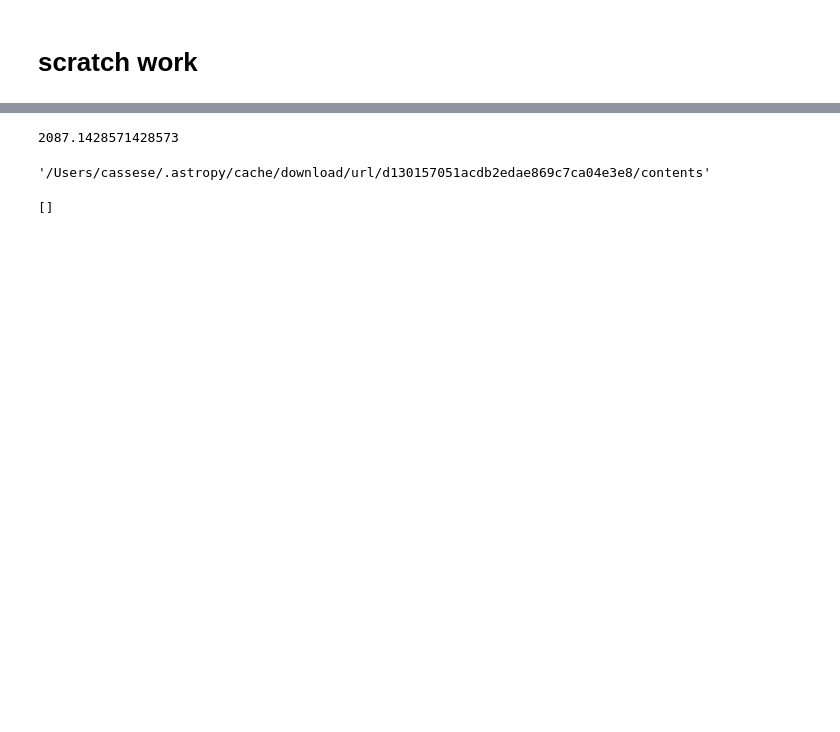
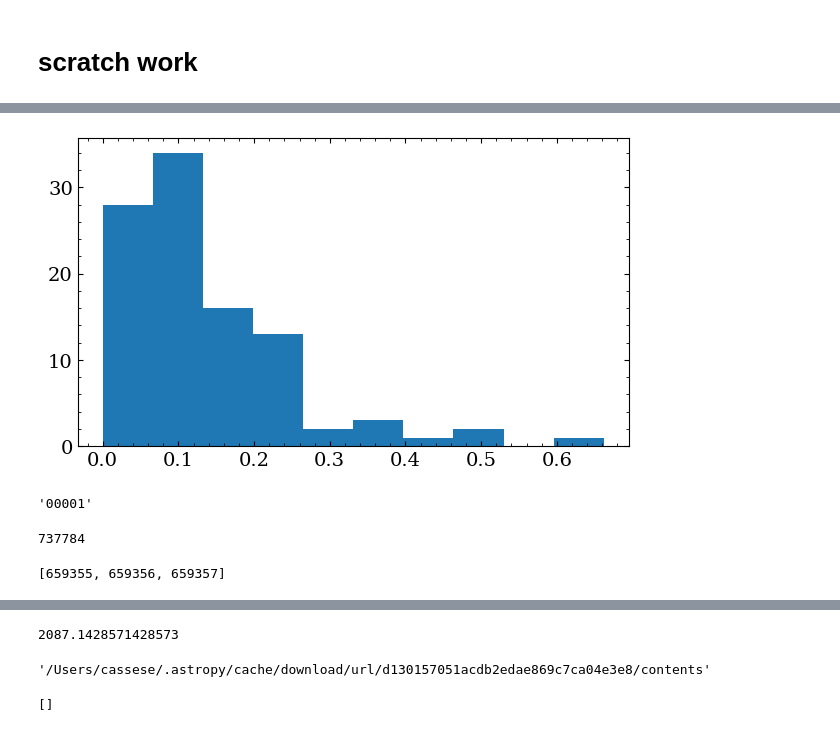
Before and after one commit to ben-cassese/jorbit, a Jupyter notebook: scratch.ipynb, the cells around one changed output, grey strips where cells are left out. Saved outputs shown, nothing was run; the diff lists cells and outputs as text; code cells hidden in the pictures; blank space fills up the shorter version.

Commit message:
more mpchecker setup

```diff
--- a/scratch.ipynb
+++ b/scratch.ipynb
@@ -427,0 +152,58 @@ j[inds] = 1
+# %%
+errs = jnp.array(errs)
+plt.hist(errs);
+# %% [output]
+[figure, added]
+# %%
+with open("MPCORB.DAT") as f:
+    lines = f.readlines()
+lines[43].split()[0]
+# %% [output]
+'00001'
+# %%
+def mpc_code_to_number(code):
+
+    def base62_to_decimal(char):
+        """
+        Convert a single base-62 character to its decimal value.
+        Base-62 uses:
+        - 0-9 for values 0-9
+        - A-Z for values 10-35
+        - a-z for values 36-61
+        """
+        if char.isdigit():
+            return int(char)
+        elif char.isupper():
+            return ord(char) - ord('A') + 10
+        else:
+            return ord(char) - ord('a') + 36
+
+    # if it's unnumbered, just return the code
+    if len(code) == 7:
+        return code
+
+    # if it's numbered, now it should only be 5 characters long
+    assert len(code) == 5
+
+    # low numbers are just numbers
+    if "~" not in code:
+        return code
+
+    # higher ones start with a tilde and are base 62
+    assert code[0] == "~"
+
+    base62_part = code[1:]
+
+    total = 0
+    for position, char in enumerate(reversed(base62_part)):
+        decimal_value = base62_to_decimal(char)
+        total += decimal_value * (62 ** position)
+
+    # Add back the offset of 620,000
+    final_number = total + 620000
+
+    return final_number
+
+mpc_code_to_number("~0Udk")
+# %% [output]
+737784
@@ -427,0 +246,19 @@ j[inds] = 1
+# %%
+def contribute_to_ephem(line_start, line_stop):
+    with open("MPCORB.DAT") as f:
+        lines = f.readlines()[line_start:line_stop+1]
+    targets = [line.split()[0] for line in lines]
+    targets = [mpc_code_to_number(target) for target in targets]
+
+    setup_database()
+
+    for target in targets:
+        _, _, coeffs = generate_ephem(particle_name=target, chunk_size=30, degree=10)
+        write_result(target, coeffs)
+
+    return targets
+
+# contribute_to_ephem(43, 100)
+contribute_to_ephem(659397, 659399)
+# %% [output]
+[659355, 659356, 659357]
```
Also changed, not shown: parts of 38 cells of this notebook, 4 other files.
